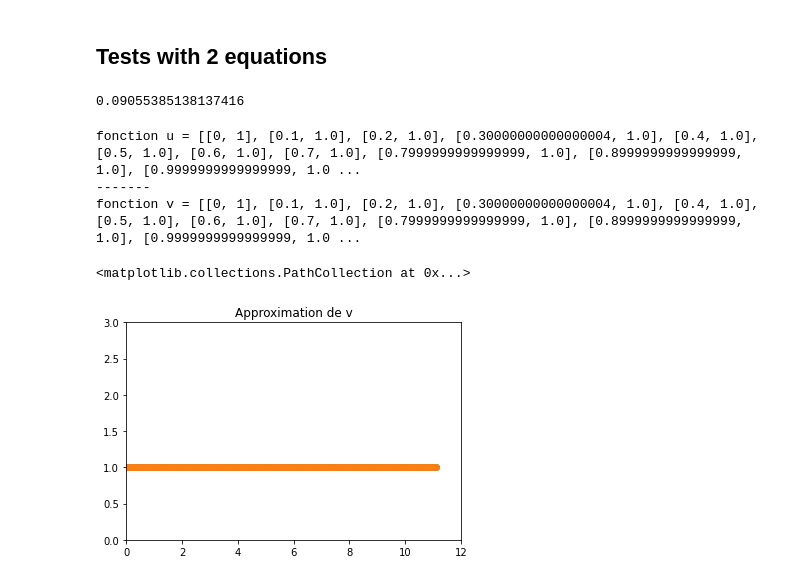
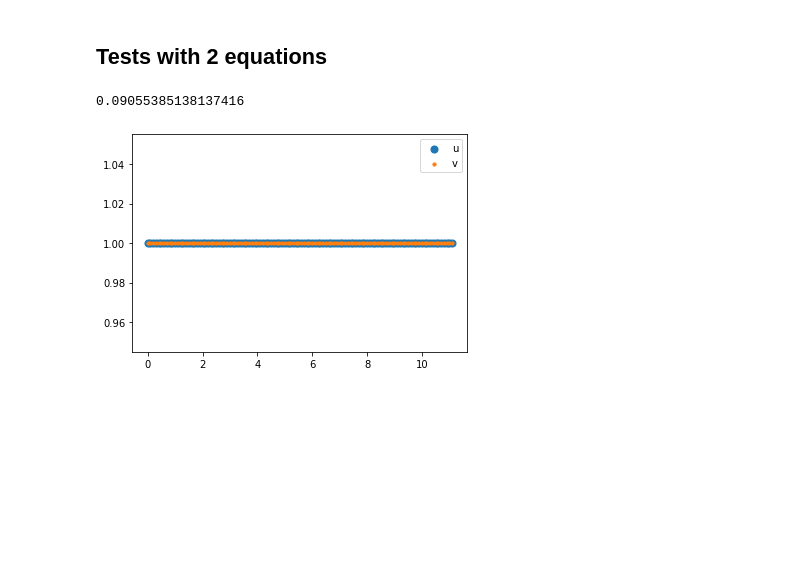
Before and after one commit to AlexPoiron/FirstModel, a Jupyter notebook: Main.ipynb, the cells around one changed output. Cells and saved outputs as stored; diff of their text form; code cells hidden in the pictures; blank space fills up the shorter version.

```diff
--- a/Main.ipynb
+++ b/Main.ipynb
@@ -234,45 +234,34 @@ plt.scatter(absi, coords)
 ### exp(x)
 # %% [markdown]
 ## Tests with 2 equations
-# %%
-LA.norm([-0.09, -0.01])
-# %% [output]
-0.09055385138137416
+# %%
+LA.norm([-0.09, -0.01])
+# %% [output]
+0.09055385138137416
 # %%
 u0 = 1
 v0 = 1
 
 fu = -u + v
 fv = v - u
 
 res = Solver_two_equations(u0, v0, fu, fv)
-print("fonction u = ", end='')
-print(res[0])
-print("-------")
-print("fonction v = ", end='')
-print(res[1])
 
 time = []
 coords_u = []
 coords_v = []
 
 for i in range(0, len(res[0])):
     time.append(res[0][i][0])
     coords_u.append(res[0][i][1])
     coords_v.append(res[1][i][1])
 
-plt.ylim([0, 3])
-plt.title('Approximation de u')
-plt.xlim([0, 12])
-plt.scatter(time, coords_u)
+fig = plt.figure()
+ax1 = fig.add_subplot(111)
 
-plt.ylim([0, 3])
-plt.title('Approximation de v')
-plt.xlim([0, 12])
-plt.scatter(time, coords_v)
+ax1.scatter(time, coords_u, s=50, label='u')
+ax1.scatter(time, coords_v, s=10, label='v')
+plt.legend(loc='upper right');
+plt.show()
 # %% [output]
-fonction u = [[0, 1], [0.1, 1.0], [0.2, 1.0], [0.30000000000000004, 1.0], [0.4, 1.0], [0.5, 1.0], [0.6, 1.0], [0.7, 1.0], [0.7999999999999999, 1.0], [0.8999999999999999, 1.0], [0.9999999999999999, 1.0 ...
--------
-fonction v = [[0, 1], [0.1, 1.0], [0.2, 1.0], [0.30000000000000004, 1.0], [0.4, 1.0], [0.5, 1.0], [0.6, 1.0], [0.7, 1.0], [0.7999999999999999, 1.0], [0.8999999999999999, 1.0], [0.9999999999999999, 1.0 ...
-<matplotlib.collections.PathCollection at 0x...>
-[figure, old version]
+[figure, new version]
```
Also changed, not shown: parts of 2 cells of this notebook.
